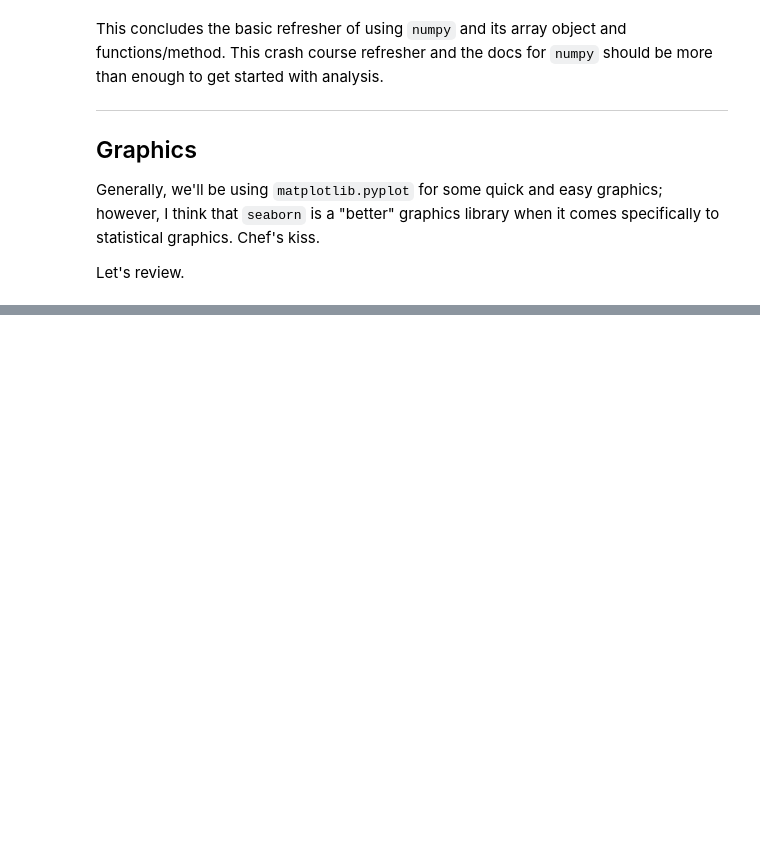
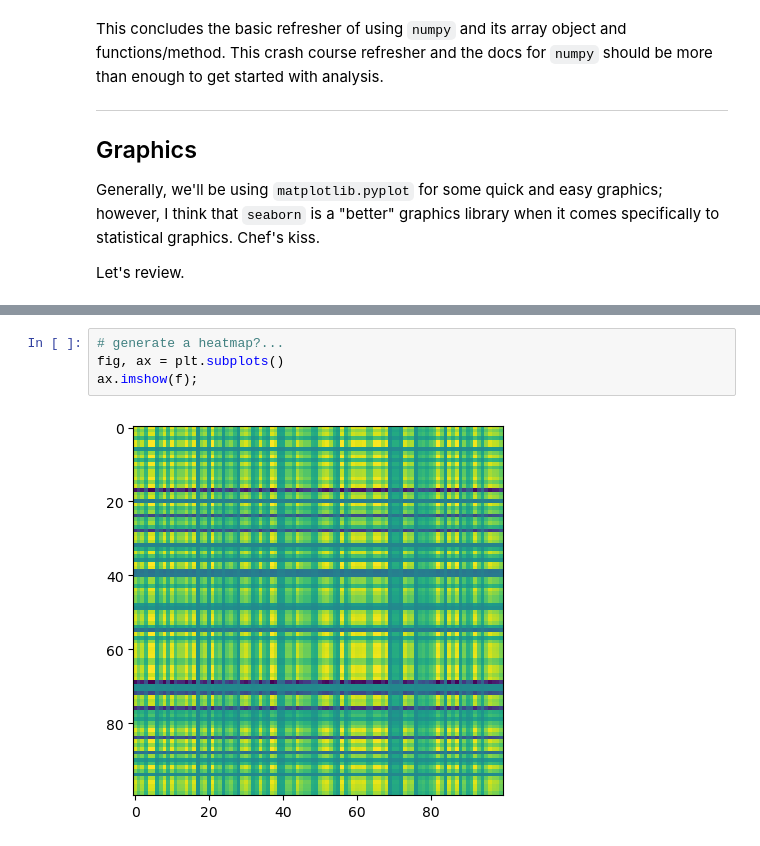
Before and after one commit to devereaweaver/Statistical-Learning, a Jupyter notebook: Statistical_Learning/stat-learn.ipynb, the cells around one changed output, grey strips where cells are left out. Drawn from its saved outputs; the diff is of its cells as text; blank space fills up the shorter version.

```diff
--- a/Statistical_Learning/stat-learn.ipynb
+++ b/Statistical_Learning/stat-learn.ipynb
@@ -301,0 +342,6 @@ ax.scatter(x, y, marker='o');
+# %%
+# generate a heatmap?...
+fig, ax = plt.subplots()
+ax.imshow(f);
+# %% [output]
+[figure, added]
```
Also changed, not shown: parts of 25 cells of this notebook, 2 other files.
